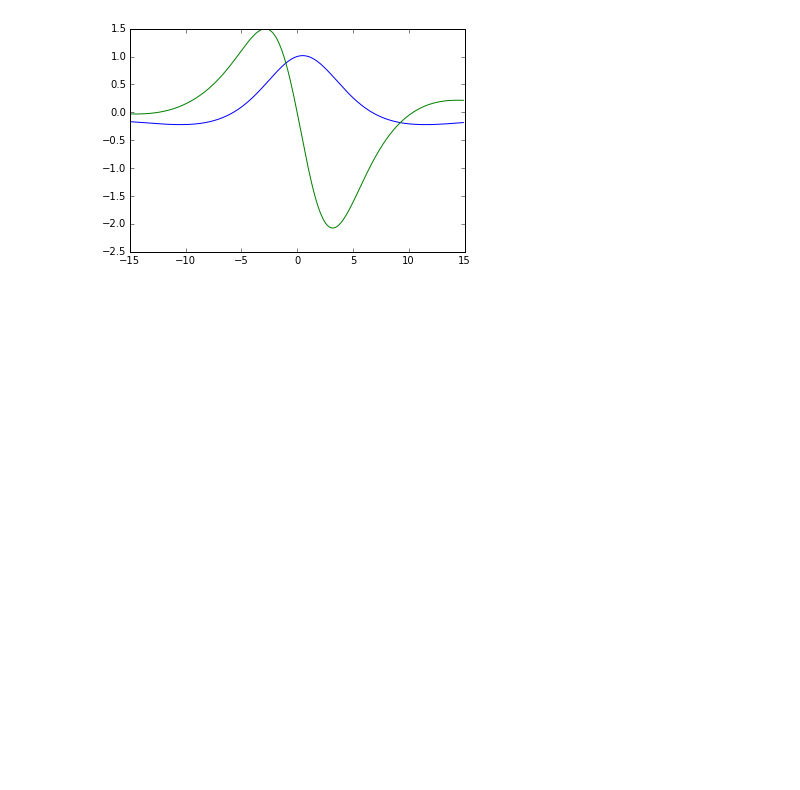
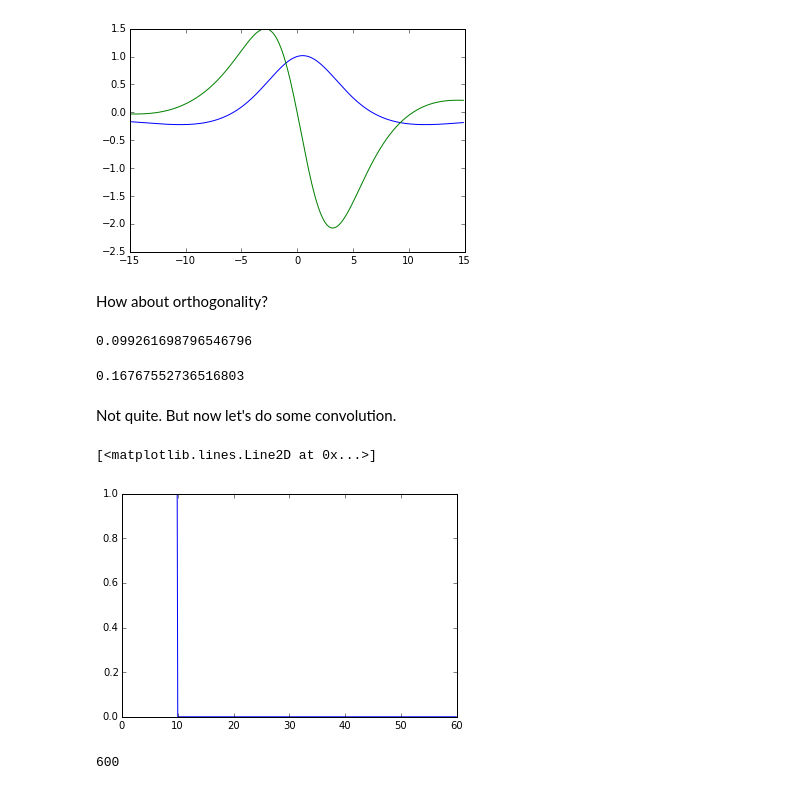
Before and after one commit to practical-neuroimaging/pna-notebooks, a Jupyter notebook: temporal_derivatives.ipynb, the cells around one changed output. Cells and saved outputs as stored; diff of their text form; code cells hidden in the pictures; blank space fills up the shorter version.

```diff
--- a/temporal_derivatives.ipynb
+++ b/temporal_derivatives.ipynb
@@ -131,3 +137,37 @@ plt.plot(time_pm15s, B[1,:])
 # %% [output]
 [<matplotlib.lines.Line2D at 0x...>]
 [figure]
+# %% [markdown]
+How about orthogonality?
+# %%
+canonical_hrf.dot(canonical_dhrf)
+# %% [output]
+0.099261698796546796
+# %%
+def cos_angle(v1, v2):
+    """ Cosine of angle between vectors
+
+    0 means orthogonal, 1 means co-linear
+    """
+    len_v1 = np.sqrt(v1.dot(v1))
+    len_v2 = np.sqrt(v2.dot(v2))
+    return v1.dot(v2) / (len_v1 * len_v2)
+cos_angle(canonical_hrf, canonical_dhrf)
+# %% [output]
+0.16767552736516803
+# %% [markdown]
+Not quite.  But now let's do some convolution.
+# %%
+neural_signal = np.zeros_like(time_60s)
+neural_signal[time_60s < 10] = 1
+plt.plot(time_60s, neural_signal)
+# %% [output]
+[<matplotlib.lines.Line2D at 0x...>]
+[figure, added]
+# %%
+n_60s = len(time_60s)
+hemo_regressor_hrf = np.convolve(canonical_hrf, neural_signal)[:n_60s]
+hemo_regressor_dhrf = np.convolve(canonical_dhrf, neural_signal)[:n_60s]
+len(hemo_regressor_hrf)
+# %% [output]
+600
```
Also changed, not shown: parts of 17 cells of this notebook.
